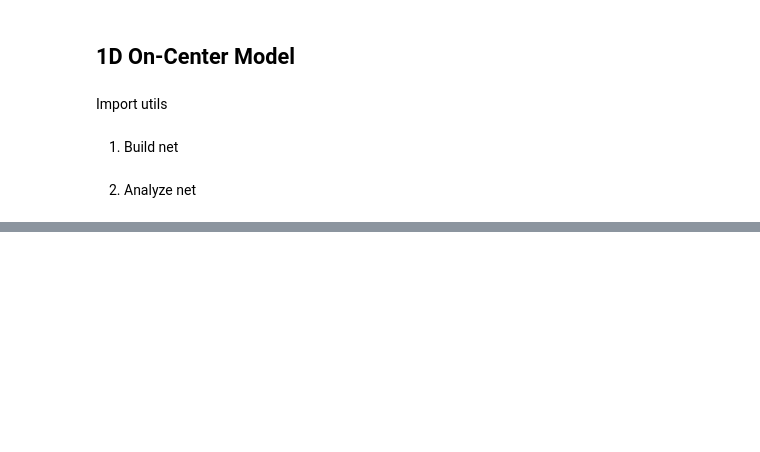
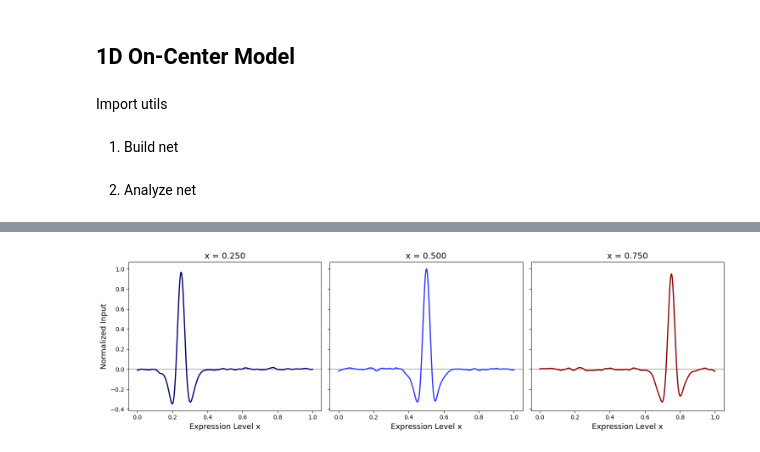
Before and after one commit to Hetznero/chemocnn, a Jupyter notebook: simulations/1d_model.ipynb, the cells around one changed output, grey strips where cells are left out. Drawn from its saved outputs; the diff is of its cells as text; code cells hidden in the pictures; blank space fills up the shorter version.

```diff
--- a/simulations/1d_model.ipynb
+++ b/simulations/1d_model.ipynb
@@ -223,0 +257,35 @@ plot_standalone_radial_activity(stimuli, W_0, l_vals_L1)
+# %%
+#############################
+#   Reverse Correlation     #
+#############################
+
+targets = [0.25, 0.50, 0.75]
+n_trials, chunk, sig_noise = 30000, 500, 0.010
+
+idx_L1 = np.array([np.argmin(np.abs(coords_L1 - t)) for t in targets])
+pos_L1 = coords_L1[idx_L1]
+sm = sig_noise * (N_L0_E - 1)
+W_sel = W_0[:, idx_L1]
+
+sta = np.zeros((N_L0_E, len(idx_L1)))
+for start in range(0, n_trials, chunk):
+    A_0 = gaussian_filter1d(np.random.randn(min(chunk, n_trials - start), N_L0_E),
+                            sigma=sm, axis=1)
+    sta += A_0.T @ (A_0 @ W_sel)
+
+sta /= np.abs(sta).max()
+
+colors = plt.cm.seismic([0.05, 0.30, 0.97])
+
+fig, axes = plt.subplots(1, len(idx_L1), figsize=(15, 4.5), sharey=True)
+for k, (ax, p) in enumerate(zip(axes, pos_L1)):
+    ax.axhline(0, color='black', alpha=0.3)
+    ax.plot(coords_L0_E, sta[:, k], color=colors[k], lw=2)
+    ax.set_title(f'x = {p:.3f}', fontsize=14)
+    ax.set_xlabel('Expression Level x', fontsize=13)
+
+axes[0].set_ylabel('Normalized Input', fontsize=13)
+plt.tight_layout()
+plt.show()
+# %% [output]
+[figure, added]
```
Also changed, not shown: parts of 5 cells of this notebook, 6 other files.
